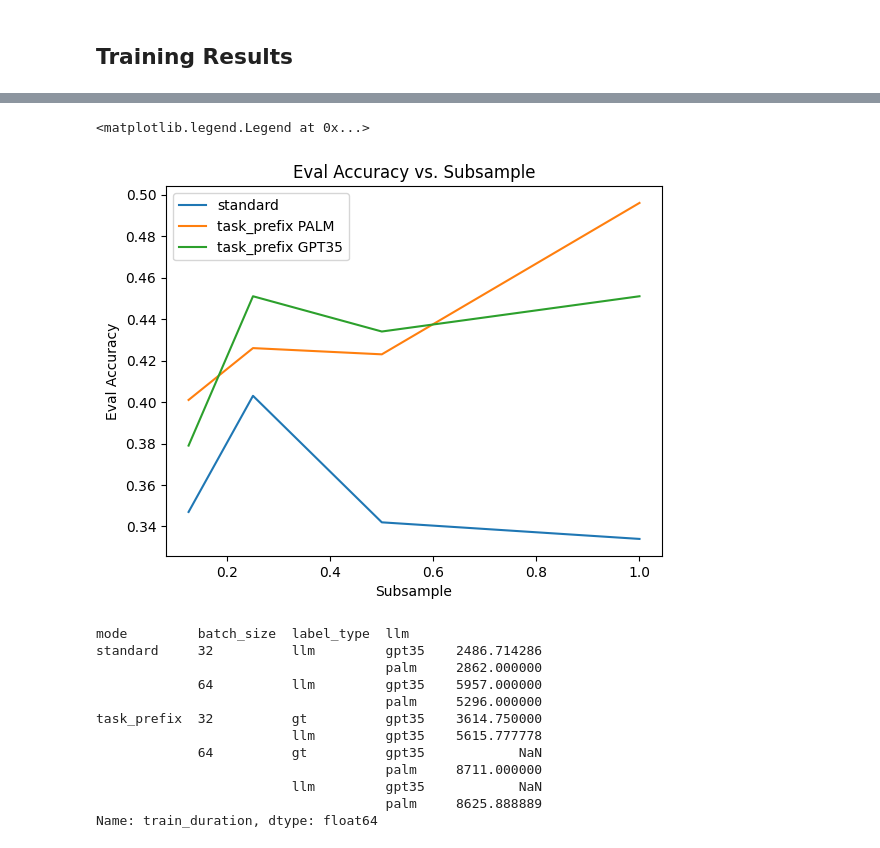
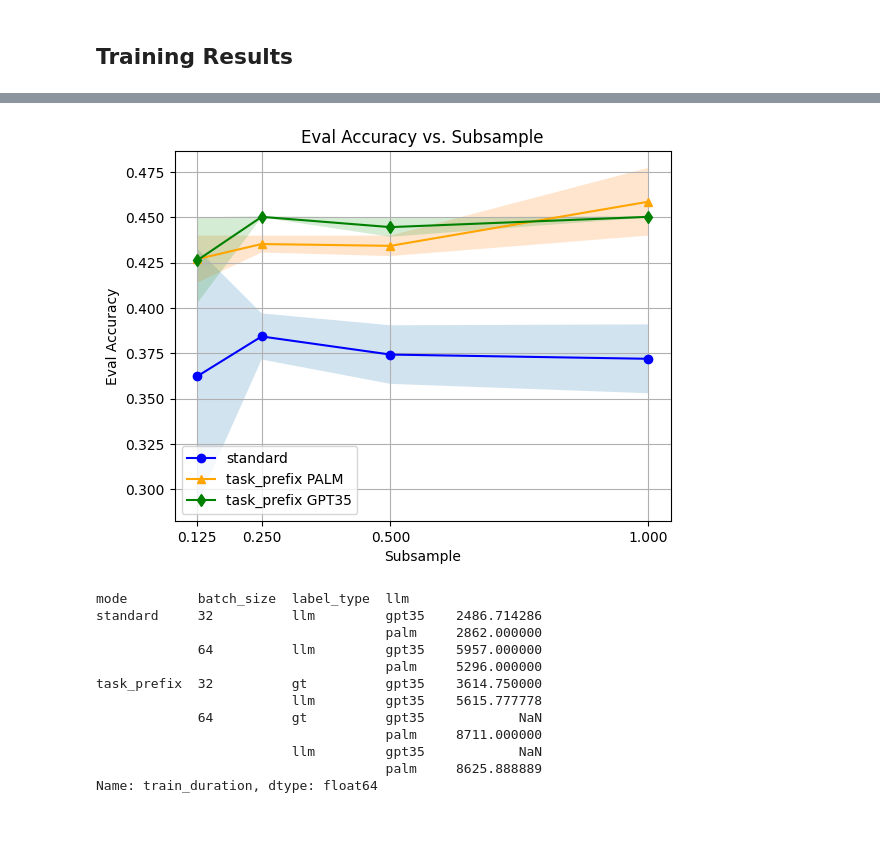
Before and after one commit to lukasvoege/ZeroShot-step-by-step-distillation, a Jupyter notebook: analytics.ipynb, the cells around one changed output, grey strips where cells are left out. Saved outputs shown, nothing was run; the diff lists cells and outputs as text; code cells hidden in the pictures.

Commit message:
graphing

```diff
--- a/analytics.ipynb
+++ b/analytics.ipynb
@@ -184,14 +179,0 @@ filtered_df = finetuning_subsample.query("dataset == 'anli1' and  prompt_mix in
-# %%
-## line plot of eval_acc vs. subsample with two lines, one for mode == standard and one for mode == task_prefix
-fig, ax = plt.subplots()
-filtered_df = filtered_df.query("run == 0")
-filtered_df[filtered_df["mode"] == "standard"].plot.line(x="subsample", y="eval_acc", ax=ax, label="standard")
-filtered_df[(filtered_df["mode"] == "task_prefix") & (filtered_df["llm"] == "palm")].plot.line(x="subsample", y="eval_acc", ax=ax, label="task_prefix PALM")
-filtered_df[(filtered_df["mode"] == "task_prefix") & (filtered_df["llm"] == "gpt35")].plot.line(x="subsample", y="eval_acc", ax=ax, label="task_prefix GPT35")
-ax.set_title("Eval Accuracy vs. Subsample")
-ax.set_ylabel("Eval Accuracy")
-ax.set_xlabel("Subsample")
-ax.legend()
-# %% [output]
-<matplotlib.legend.Legend at 0x...>
-[figure, removed]
@@ -198,3 +230,7 @@ ax.legend()
+# %%
+subsampling_graph(experiments, "anli1", True, 6)
+# %% [output]
+[figure, added]
 # %%
 experiments.groupby(["mode", "batch_size", "label_type", "llm"])["train_duration"].mean()
 # %% [output]
```
Also changed, not shown: parts of 5 cells of this notebook, 1 other file.
